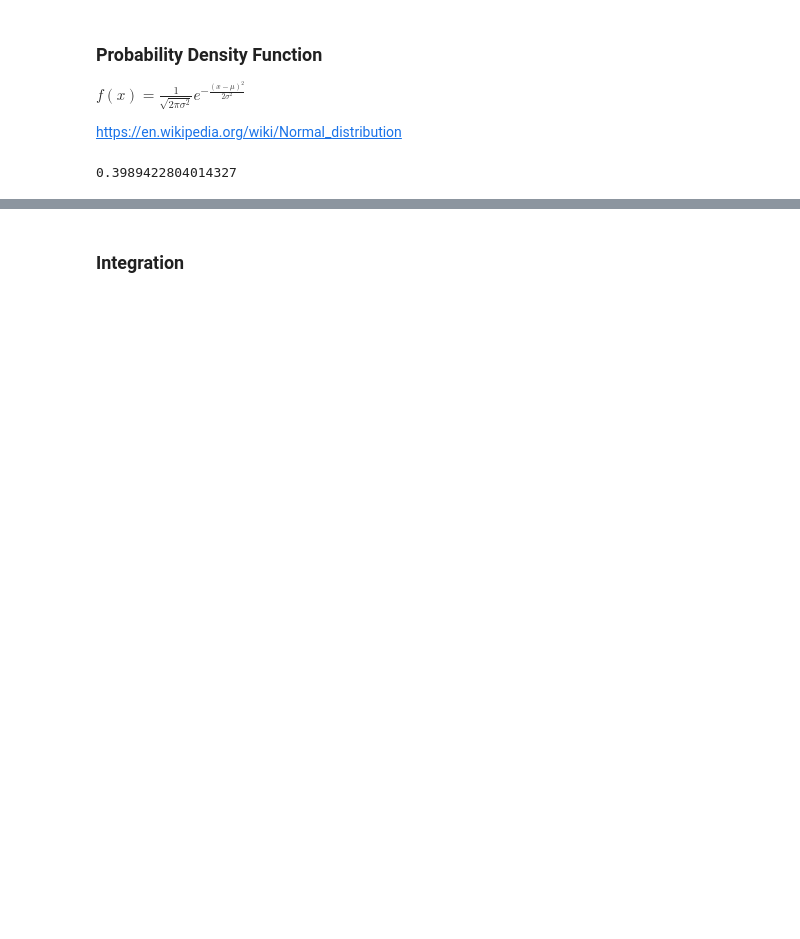
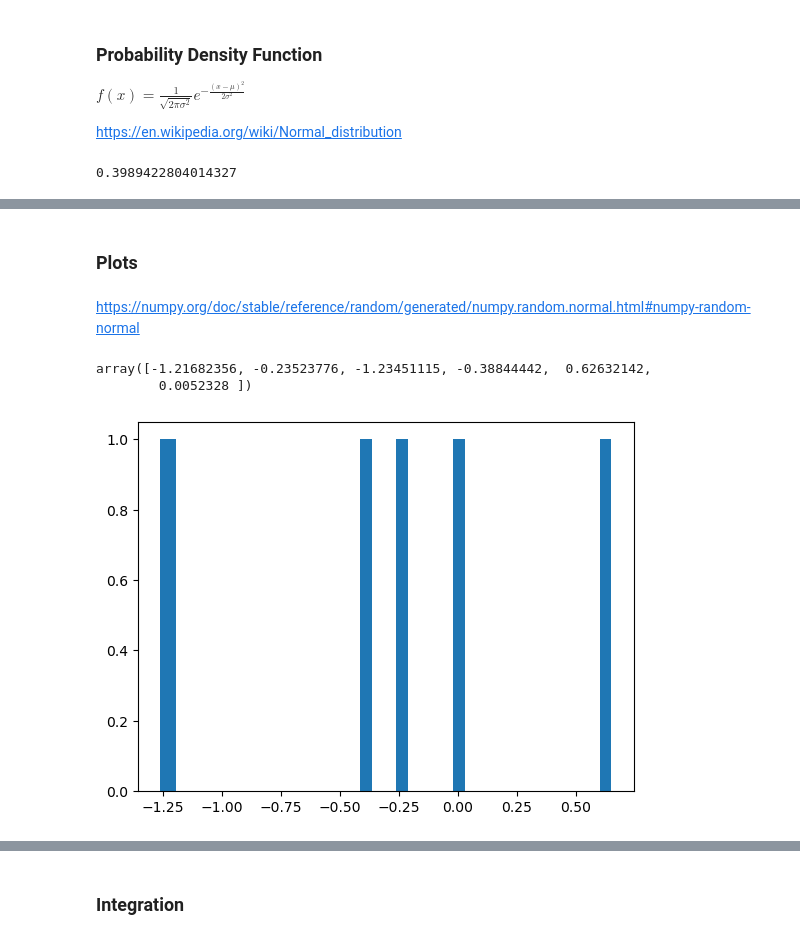
Before and after one commit to AndreaCignoni/applied_statistics_assessment, a Jupyter notebook: tasks.ipynb, the cells around one changed output, grey strips where cells are left out. Saved outputs shown, nothing was run; the diff lists cells and outputs as text; code cells hidden in the pictures; blank space fills up the shorter version.

Commit message:
Testing probability of a set of data of being normaly distributed

```diff
--- a/tasks.ipynb
+++ b/tasks.ipynb
@@ -589,0 +596,24 @@ ax.set_ylabel('Proportion');
+# %% [markdown]
+### Plots
+# %% [markdown]
+https://numpy.org/doc/stable/reference/random/generated/numpy.random.normal.html#numpy-random-normal
+# %%
+# Generate normal random sample.
+data = np.random.normal(size=6)
+
+# Show.
+data
+# %% [output]
+array([-1.21682356, -0.23523776, -1.23451115, -0.38844442,  0.62632142,
+        0.0052328 ])
+# %%
+# Create a blank plot.
+fig, ax = plt.subplots()
+
+# Count unique values.
+counts, uniques = np.unique(data, return_counts=True)
+
+# Create a bar chart.
+ax.bar(counts,uniques, width=0.05);
+# %% [output]
+[figure, added]
```
Also changed, not shown: parts of 30 cells of this notebook, 13 other files.
